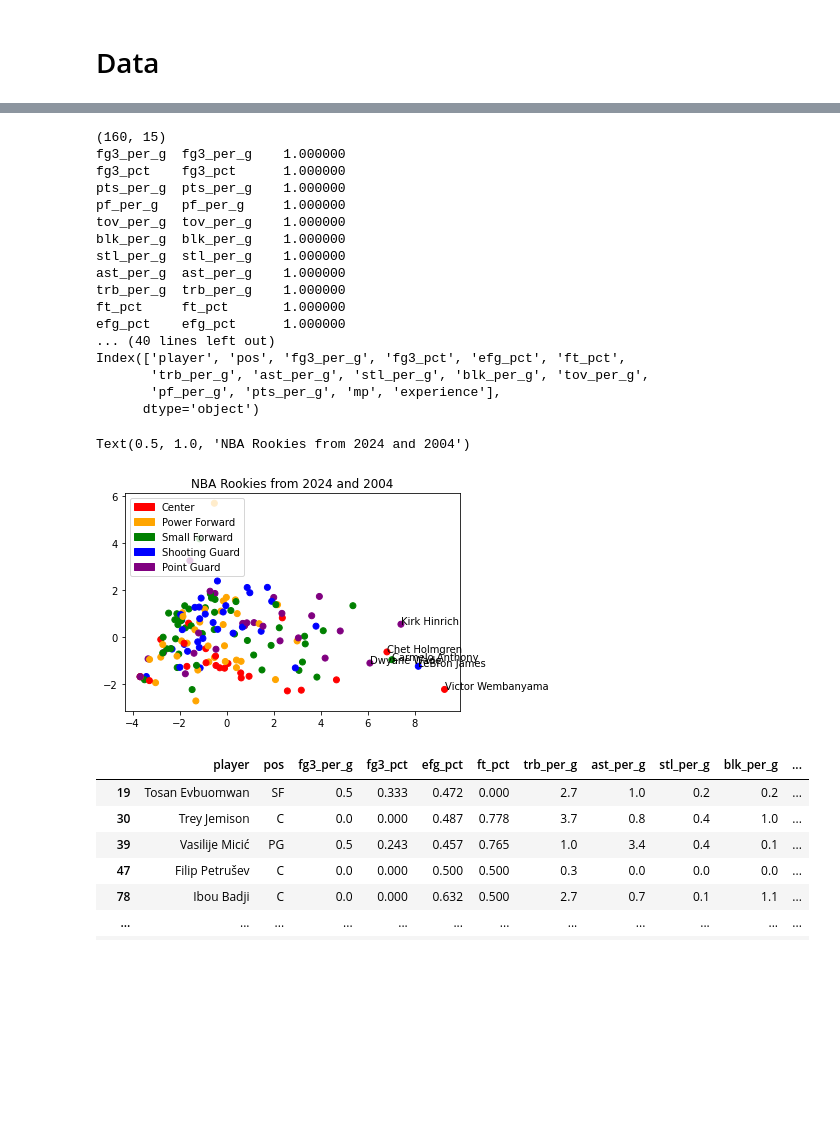
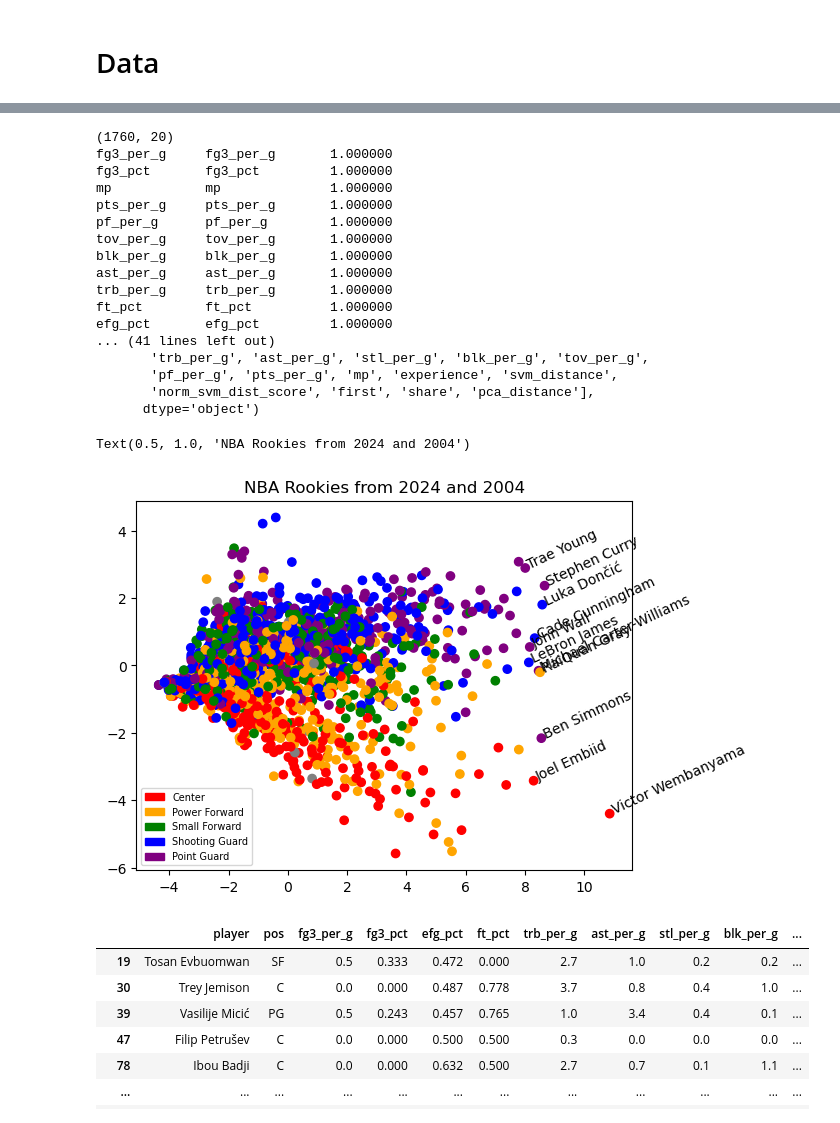
Before and after one commit to brianfdo/NBA-Player-Analysis, a Jupyter notebook: roty_data_prep.ipynb, the cells around one changed output, grey strips where cells are left out. Drawn from its saved outputs; the diff is of its cells as text; code cells hidden in the pictures; blank space fills up the shorter version.

```diff
--- a/roty_data_prep.ipynb
+++ b/roty_data_prep.ipynb
@@ -80,7 +78,7 @@ ModuleNotFoundError: No module named 'seaborn'
 # %% [markdown]
 # Data
 # %%
-player_data = pd.read_csv('data/bbr_preprocessed_3_4_24.csv')
+player_data = pd.read_csv('data/rookie_full_total_seasons.csv')
 # %%
 player_data.isna().sum()
 # %% [output]
@@ -125,5 +108,5 @@ player_data[player_data['player'] == "LeBron James"]
 # %%
-dropped_col_df = player_data.drop(columns=['Unnamed: 0', 'award_share', 'ows', 'mov', 'mov_adj', 'win_loss_pct'])
+dropped_col_df = player_data.drop(columns=['Unnamed: 0'])
 df = dropped_col_df.fillna(0.0)
 # %%
 df[df['season'] >= 2017]
@@ -144,3 +127,5 @@ df[df['season'] >= 2017]
+# %%
+dropped_columns = ['player', 'pos', 'team_id', 'season', 'svm_distance', 'norm_svm_dist_score', 'first', 'share', 'pca_distance']
 # %%
 pca = PCA(n_components=2)
 
@@ -175,7 +148,7 @@ plt.scatter(pca_data[:, 0], pca_data[:, 1], c=color_list)
 # %%
 pca = PCA(n_components = 15)
-data = df[((df['season'] == 2024) | (df['season'] == 2004)) & (df['experience'] == 1)]
-scaled_player_data = StandardScaler().fit_transform(data.drop(columns=['player', 'pos', 'team_id', 'season']))
+data = df[((df['season'] >= 2004)) & (df['experience'] == 1)]
+scaled_player_data = StandardScaler().fit_transform(data.drop(columns=dropped_columns))
 pca_data = pca.fit_transform(scaled_player_data)
 explained_variance_ratio = pca.explained_variance_ratio_
 
@@ -214,7 +187,7 @@ dropped_features = ['fg3a_per_g', 'vorp', 'mp_per_g', 'ast_pct', 'fta_per_g', 'f
                     'team_id', 'season', 'fta_per_fga_pct']
 # %%
 corr_data = data.drop(columns=dropped_features)
-corr_matrix = corr_data.corr()
+corr_matrix = corr_data.iloc[:,2:].corr()
 # corr_matrix = corr_matrix[corr_matrix < 1]
 highest_corr = corr_matrix.abs().unstack().sort_values(ascending=False)
 print(data.drop(columns=dropped_features).shape)
@@ -227,52 +200,52 @@ pca_data = pca.fit_transform(scaled_player_data)
 # pca_data = pca.fit_transform(data.drop(columns=['Rk','player', 'pos', 'team_id', 'season']))
 def color_player(pos):
     if pos == 'C':
         return 'red'
     elif pos == 'PF':
         return 'orange'
     elif pos == 'SF':
         return 'green'
     elif pos == 'SG':
         return 'blue'
     elif pos == 'PG':
         return 'purple'
     else:
         return 'grey'
 color_list = list(corr_data['pos'].apply(color_player))
 name_list = list(corr_data['player'])
 plt.scatter(pca_data[:, 0], pca_data[:, 1], c=color_list)
 df3 = pd.DataFrame(pca_data, columns=["x", "y"])
 df3[df3['x'] > 6].index.to_list()
 for i, txt in enumerate(name_list):
-    if i in df3[df3['x'] > 6].index.to_list():
-        plt.annotate(txt, (pca_data[:, 0][i], pca_data[:, 1][i]))
+    if i in df3[df3['x'] > 8].index.to_list():
+        plt.annotate(txt, (pca_data[:, 0][i], pca_data[:, 1][i]), rotation=25)
 red_patch = mpatches.Patch(color='red', label='Center')
 orange_patch = mpatches.Patch(color='orange', label='Power Forward')
 green_patch = mpatches.Patch(color='green', label='Small Forward')
 blue_patch = mpatches.Patch(color='blue', label='Shooting Guard')
 purple_patch = mpatches.Patch(color='purple', label='Point Guard')
-plt.legend(handles=[red_patch, orange_patch, green_patch, blue_patch, purple_patch], loc='upper left')
+plt.legend(handles=[red_patch, orange_patch, green_patch, blue_patch, purple_patch], loc='lower left', fontsize=7)
 plt.title("NBA Rookies from 2024 and 2004")
 # %% [output]
-(160, 15)
-fg3_per_g  fg3_per_g    1.000000
-fg3_pct    fg3_pct      1.000000
-pts_per_g  pts_per_g    1.000000
-pf_per_g   pf_per_g     1.000000
-tov_per_g  tov_per_g    1.000000
-blk_per_g  blk_per_g    1.000000
-stl_per_g  stl_per_g    1.000000
-ast_per_g  ast_per_g    1.000000
-trb_per_g  trb_per_g    1.000000
-ft_pct     ft_pct       1.000000
-efg_pct    efg_pct      1.000000
-... (40 lines left out)
-Index(['player', 'pos', 'fg3_per_g', 'fg3_pct', 'efg_pct', 'ft_pct',
+(1760, 20)
+fg3_per_g     fg3_per_g       1.000000
+fg3_pct       fg3_pct         1.000000
+mp            mp              1.000000
+pts_per_g     pts_per_g       1.000000
+pf_per_g      pf_per_g        1.000000
+tov_per_g     tov_per_g       1.000000
+blk_per_g     blk_per_g       1.000000
+ast_per_g     ast_per_g       1.000000
+trb_per_g     trb_per_g       1.000000
+ft_pct        ft_pct          1.000000
+efg_pct       efg_pct         1.000000
+... (41 lines left out)
        'trb_per_g', 'ast_per_g', 'stl_per_g', 'blk_per_g', 'tov_per_g',
-       'pf_per_g', 'pts_per_g', 'mp', 'experience'],
+       'pf_per_g', 'pts_per_g', 'mp', 'experience', 'svm_distance',
+       'norm_svm_dist_score', 'first', 'share', 'pca_distance'],
       dtype='object')
 Text(0.5, 1.0, 'NBA Rookies from 2024 and 2004')
-[figure, old version]
+[figure, new version]
 # %%
 corr_data
 # %% [output]
```
Also changed, not shown: parts of 22 cells of this notebook, 3 other files.
